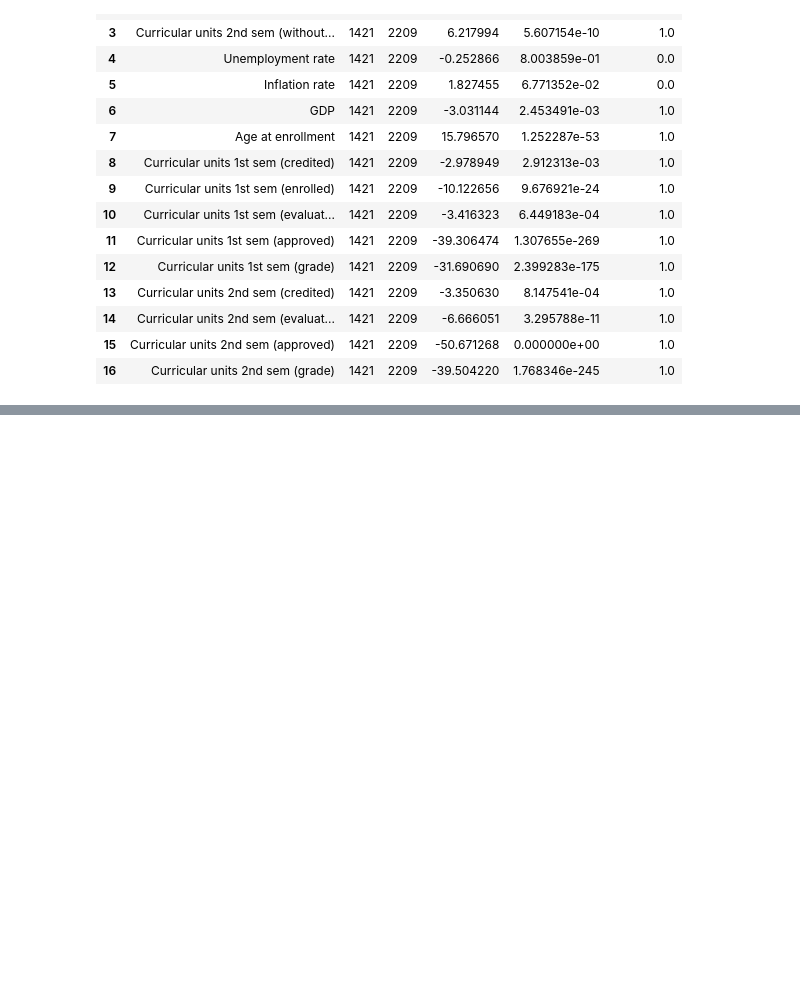
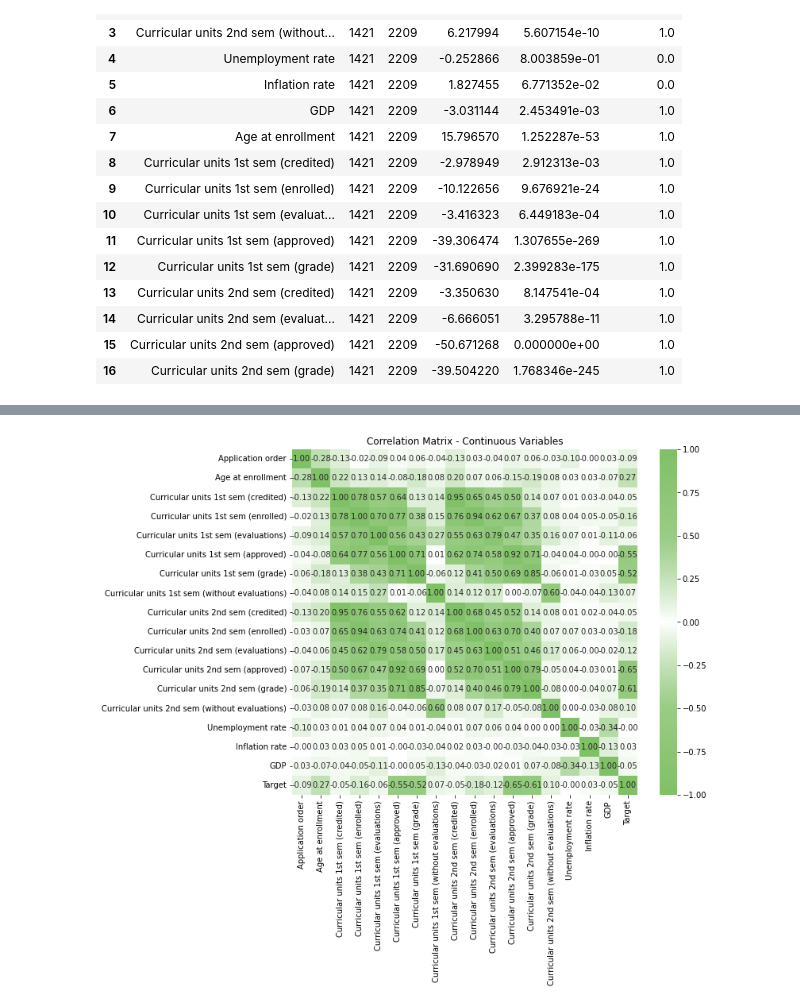
Before and after one commit to KatiaAlbito/university_dropout, a Jupyter notebook: data_exploration.ipynb, the cells around one changed output, grey strips where cells are left out. Saved outputs shown, nothing was run; the diff lists cells and outputs as text; code cells hidden in the pictures; blank space fills up the shorter version.

Commit message:
Added correlation matrix

```diff
--- a/data_exploration.ipynb
+++ b/data_exploration.ipynb
@@ -12,12 +13,12 @@ from dython.nominal import associations
 df0 = pd.read_csv(r"C:\Users\Katia\Documents\UofT\STATS\final_project\universitydataset.csv")
 vars_mapping = pd.read_csv(r"C:\Users\Katia\Documents\UofT\STATS\final_project\variables_mapping.csv")
 # %%
-df0 = df0[df0['Target'] != 'Enrolled'] # Only want graduated and dropout outcomes
+df0 = df0[df0['Target'] != 'Enrolled'].reset_index(drop=True) # Only want graduated and dropout outcomes
 
 # Transform output into binary
-df0['Target Num'] = None
-df0.loc[df0['Target'] == 'Graduate','Target Num'] = 0
-df0.loc[df0['Target'] == 'Dropout','Target Num'] = 1
+# df0['Target Num'] = None
+df0.loc[df0['Target'] == 'Graduate','Target'] = 0
+df0.loc[df0['Target'] == 'Dropout','Target'] = 1
 
 rename_cols = {"Mother's qualification":'Mothers qualification',
                     "Father's qualification": 'Fathers qualification',
@@ -202,0 +186,27 @@ plt.show()
+# %%
+def create_custom_cmap():
+    # Define colors for negative and positive values
+    neg_color = plt.cm.summer(0.5)
+    pos_color = plt.cm.summer(0.5)
+
+    # Create a colormap
+    cmap = mcolors.LinearSegmentedColormap.from_list(
+        'custom_cmap',
+        [   (*neg_color[:-1], 1),
+            (*neg_color[:-1], 0.8),
+            (1, 1, 1, 1),
+            (*pos_color[:-1], 0.8),
+            (*pos_color[:-1], 1)  ],
+        N=256  # Number of steps in the colormap
+    )
+    return cmap
+
+cmap = create_custom_cmap()
+# %%
+# Continuous Matrix
+# Correlation ratio association plot
+fig, ax1 = plt.subplots(figsize=(10, 8))
+cor_ratio = associations(df0[cont_vars + ['Target']], nom_num_assoc='correlation_ratio', num_num_assoc='pearson', cmap=cmap, ax=ax1, title='Correlation Matrix - Continuous Variables')
+plt.show()
+# %% [output]
+[figure, added]
```
Also changed, not shown: parts of 9 cells of this notebook.
